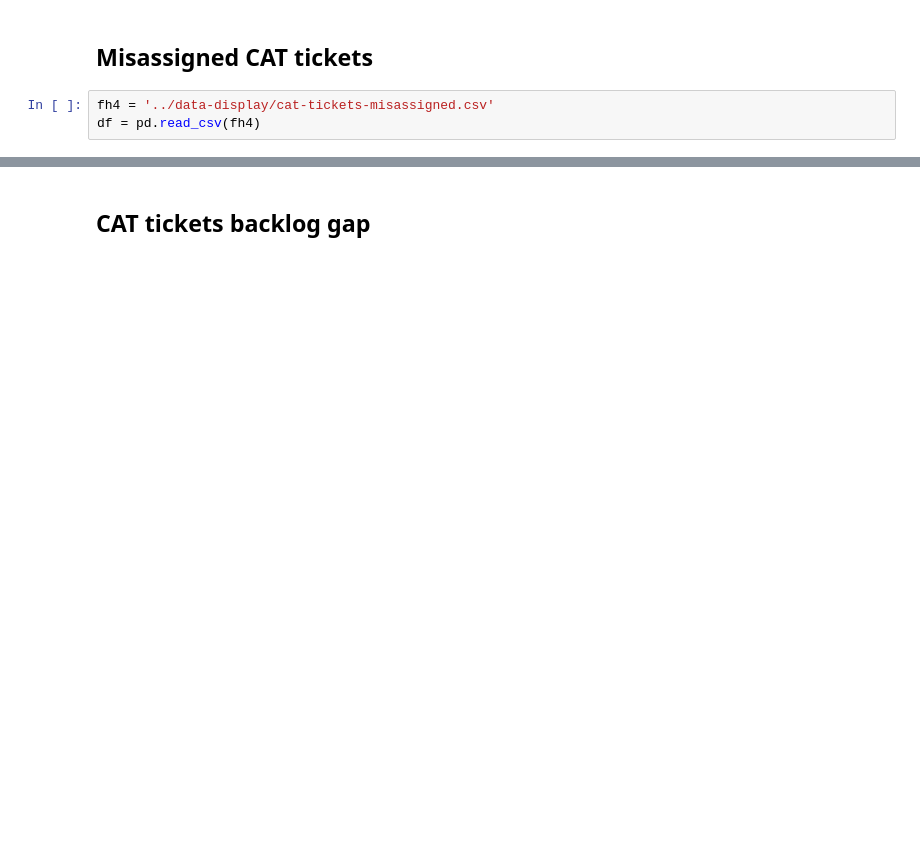
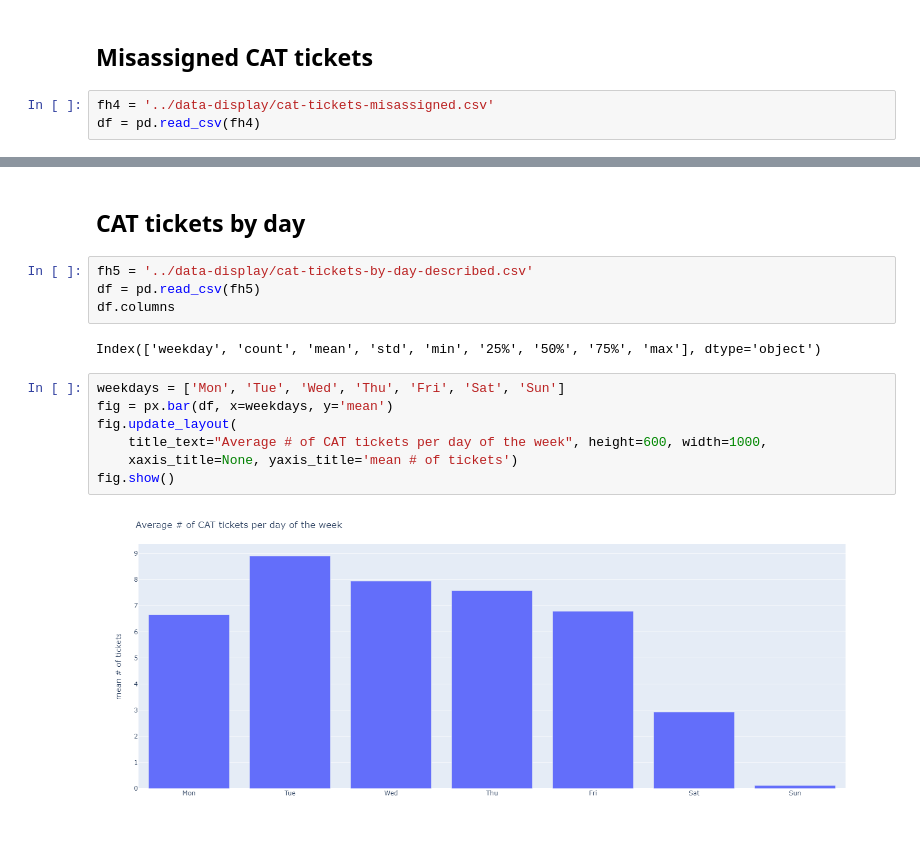
Before and after one commit to BookOps-CAT/tickets-analysis, a Jupyter notebook: notebooks/charts.ipynb, the cells around one changed output, grey strips where cells are left out. Cells and saved outputs as stored; diff of their text form; blank space fills up the shorter version.

Commit message:
tickets by weekday

```diff
--- a/notebooks/charts.ipynb
+++ b/notebooks/charts.ipynb
@@ -93,2 +94,17 @@ fig.show()
 # %% [markdown]
-## CAT tickets backlog gap
+## CAT tickets by day
+# %%
+fh5 = '../data-display/cat-tickets-by-day-described.csv'
+df = pd.read_csv(fh5)
+df.columns
+# %% [output]
+Index(['weekday', 'count', 'mean', 'std', 'min', '25%', '50%', '75%', 'max'], dtype='object')
+# %%
+weekdays = ['Mon', 'Tue', 'Wed', 'Thu', 'Fri', 'Sat', 'Sun']
+fig = px.bar(df, x=weekdays, y='mean')
+fig.update_layout(
+    title_text="Average # of CAT tickets per day of the week", height=600, width=1000,
+    xaxis_title=None, yaxis_title='mean # of tickets')
+fig.show()
+# %% [output]
+[figure, added]
```
Also changed, not shown: parts of 6 cells of this notebook, 4 other files.
